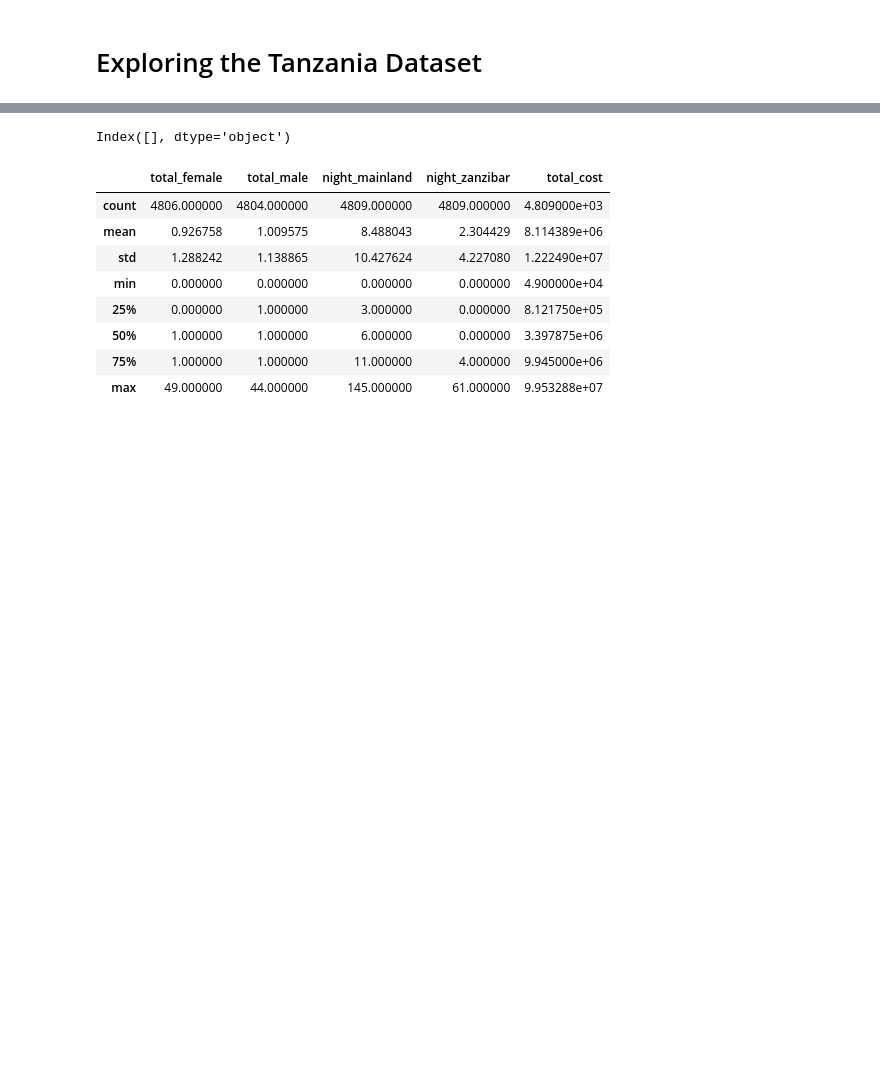
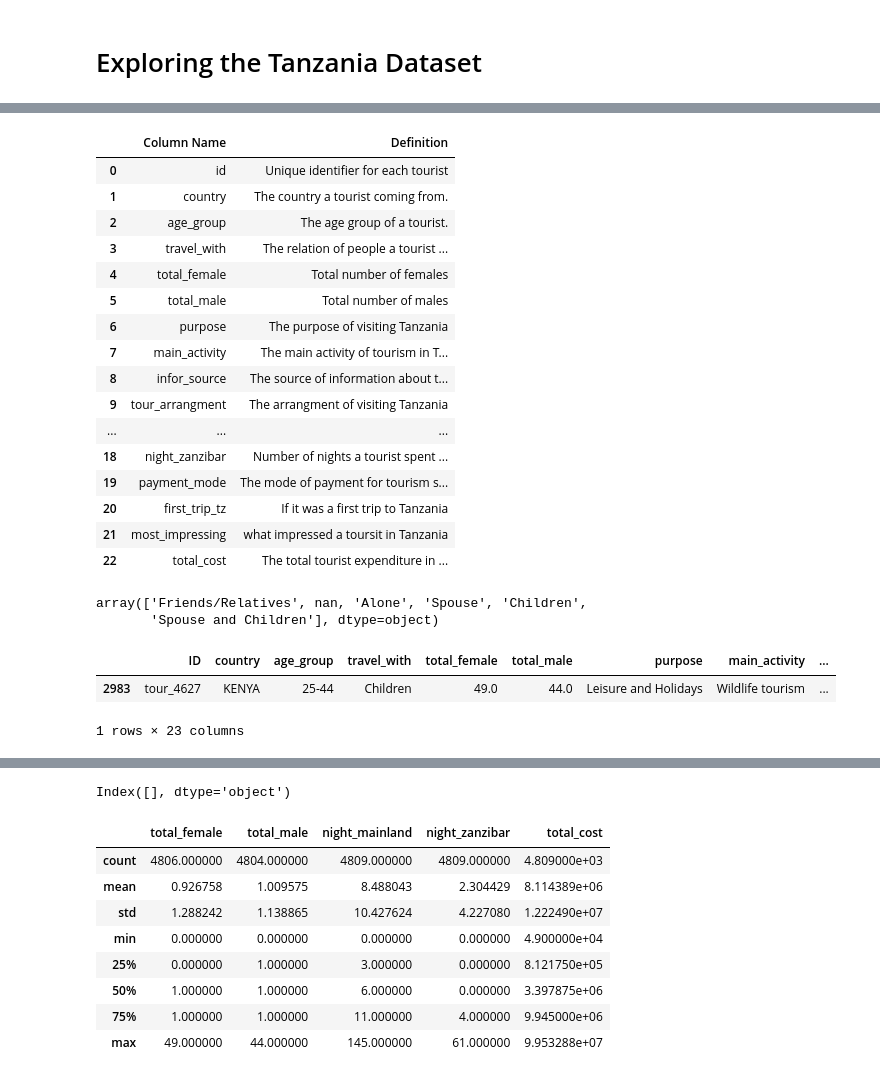
Before and after one commit to RobinSchebitz/ds_tanzania_tourism_prediction, a Jupyter notebook: Tanzania_EDA.ipynb, the cells around one changed output, grey strips where cells are left out. Drawn from its saved outputs; the diff is of its cells as text; code cells hidden in the pictures; blank space fills up the shorter version.

```diff
--- a/Tanzania_EDA.ipynb
+++ b/Tanzania_EDA.ipynb
@@ -20,0 +53,31 @@ Name: total_cost, dtype: float64
+# %%
+df4
+# %% [output]
+|  | Column Name | Definition |
+| 0 | id | Unique identifier for each tourist |
+| 1 | country | The country a tourist coming from. |
+| 2 | age_group | The age group of a tourist. |
+| 3 | travel_with | The relation of people a tourist ... |
+| 4 | total_female | Total number of females |
+| 5 | total_male | Total number of males |
+| 6 | purpose | The purpose of visiting Tanzania |
+| 7 | main_activity | The main activity of tourism in T... |
+| 8 | infor_source | The source of information about t... |
+| 9 | tour_arrangment | The arrangment of visiting Tanzania |
+| ... | ... | ... |
+| 18 | night_zanzibar | Number of nights a tourist spent ... |
+| 19 | payment_mode | The mode of payment for tourism s... |
+| 20 | first_trip_tz | If it was a first trip to Tanzania |
+| 21 | most_impressing | what impressed a toursit in Tanzania |
+| 22 | total_cost | The total tourist expenditure in ... |
+# %%
+df.travel_with.unique()
+# %% [output]
+array(['Friends/Relatives', nan, 'Alone', 'Spouse', 'Children',
+       'Spouse and Children'], dtype=object)
+# %%
+df.query('total_female == 49')
+# %% [output]
+|  | ID | country | age_group | travel_with | total_female | total_male | purpose | main_activity | ... |
+| 2983 | tour_4627 | KENYA | 25-44 | Children | 49.0 | 44.0 | Leisure and Holidays | Wildlife tourism | ... |
+1 rows × 23 columns
```
Also changed, not shown: parts of 3 cells of this notebook, 1 other file.
